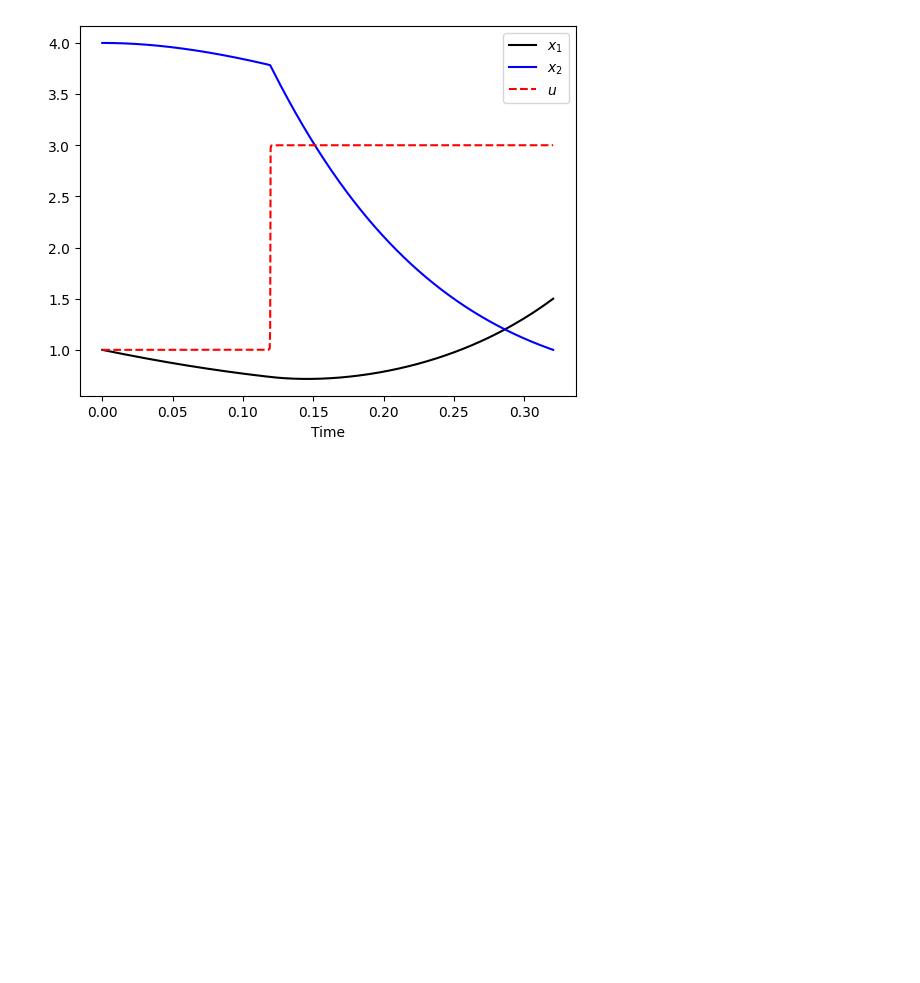
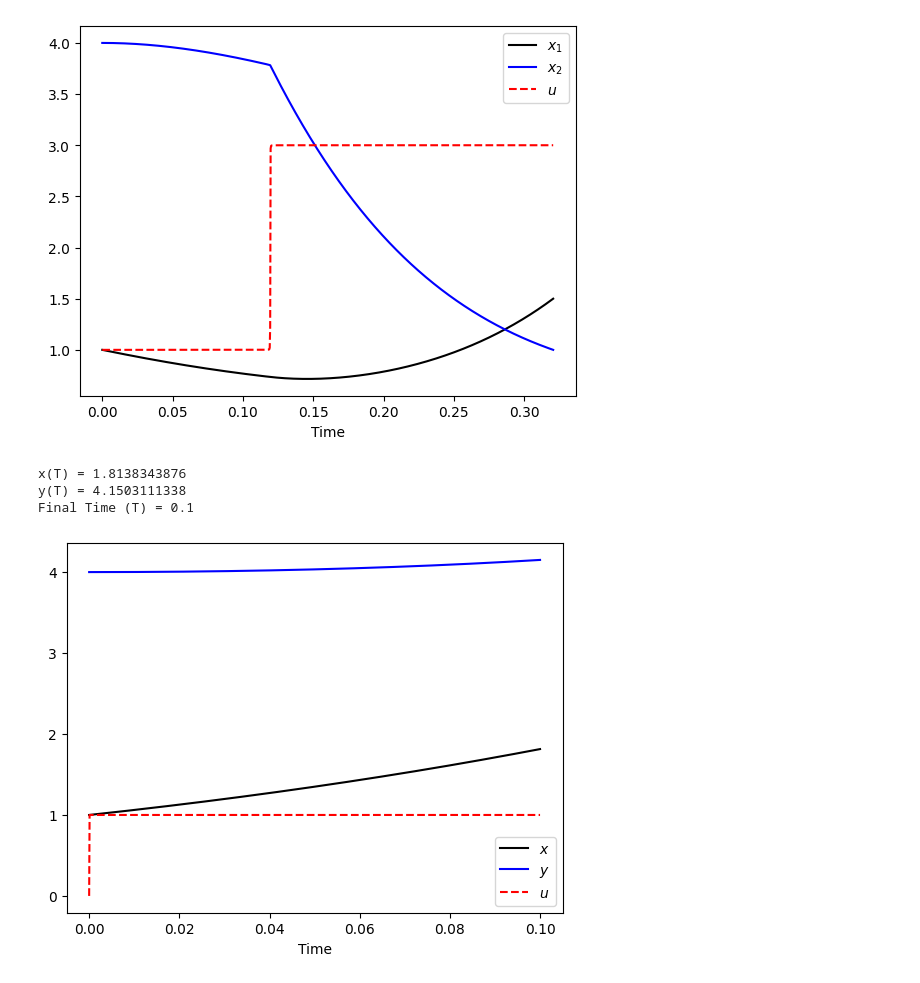
Before and after one commit to InfmathAxel/M2-csmi, a Jupyter notebook: CO/tp1.ipynb, the cells around one changed output. Saved outputs shown, nothing was run; the diff lists cells and outputs as text; code cells hidden in the pictures; blank space fills up the shorter version.

```diff
--- a/CO/tp1.ipynb
+++ b/CO/tp1.ipynb
@@ -348,50 +348,60 @@ Final Time: 0.32054979757
 [figure]
 # %%
 
+
 a = 1.5
-m = GEKKO() # initialize gekkofor
+alpha = 0.05
+m = GEKKO()
 nt = 1000
-m.time = np.linspace(0,10,nt)
-
-
+m.time = np.linspace(0, 10, nt)
 
 # Variables
 x = m.Var(value=1)
 y = m.Var(value=4)
+z = m.Var(value=1)  # coût u(t)^2
 
-#print(x.shape,y.shape)
-p = np.zeros(nt) # mark final time point
+p = np.zeros(nt)  # Marquer le point de temps final
 p[-1] = 1.0
 final = m.Param(value=p)
 
-#temps final(ce qu'on cherche)
-tf = m.FV(value=1.0,lb=0.1,ub=100.0)
+# Temps final à optimiser
+tf = m.FV(value=1.0, lb=0.1, ub=100.0)
 tf.STATUS = 1
 
-u = m.MV(value=1,lb=1,ub=3)
+# Variable de contrôle
+u = m.MV(value=0, lb=-1, ub=1)
 u.STATUS = 1
 
-# Equations
-m.Equation(x.dt()==x*tf*(1-y*tf))
-m.Equation(y.dt()== -y*tf*(u*tf-x*tf))
-#m.Equation(x*final==a)
-#m.Equation(y*final== 1 )
+# Équations du système
+m.Equation(x.dt() == x * tf * (1 - y * tf))
+m.Equation(y.dt() == -y * tf * (u * tf - x * tf))
+m.Equation(z.dt() == u**2)  # Coût accumulé du contrôle
 
+# Objectif : minimiser combinaison convexe du temps final et du coût de contrôle
+m.Obj(alpha*tf +(1-alpha)*z*final+
+      (y*final-1)**2*1000000+
+      (x*final-a)**2*1000000)
 
-m.Obj(tf+(y*final-1)**2*1000000+(x*final-a)**2*1000000) #il faut forcer une contraint a etre respecte sinon il ne trouve pas( on force y*final a etre -1 ou x a etre 0 )
+# Options de solution
 m.options.IMODE = 6
-m.solve(disp=False) # solve
+m.solve(disp=False)  # Résoudre
 
-print(x.value[-1])
-print(y.value[-1])
-print("RESULT = ",tf.value)
+# Afficher les résultats
+print("x(T) =", x.value[-1])
+print("y(T) =", y.value[-1])
+print("Final Time (T) =", tf.value[0])
 
-print('Final Time: ' + str(tf.value[0]))
-tm = np.linspace(0,tf.value[0],nt)
+# Tracer les résultats
+tm = np.linspace(0, tf.value[0], nt)
 plt.figure(1)
-plt.plot(tm,x.value,'k-',label=r'$x_1$')
-plt.plot(tm,y.value,'b-',label=r'$x_2$')
-plt.plot(tm,u.value,'r--',label=r'$u$')
+plt.plot(tm, x.value, 'k-', label=r'$x$')
+plt.plot(tm, y.value, 'b-', label=r'$y$')
+plt.plot(tm, u.value, 'r--', label=r'$u$')
 plt.legend(loc='best')
 plt.xlabel('Time')
 plt.show()
+# %% [output]
+x(T) = 1.8138343876
+y(T) = 4.1503111338
+Final Time (T) = 0.1
+[figure, added]
```
